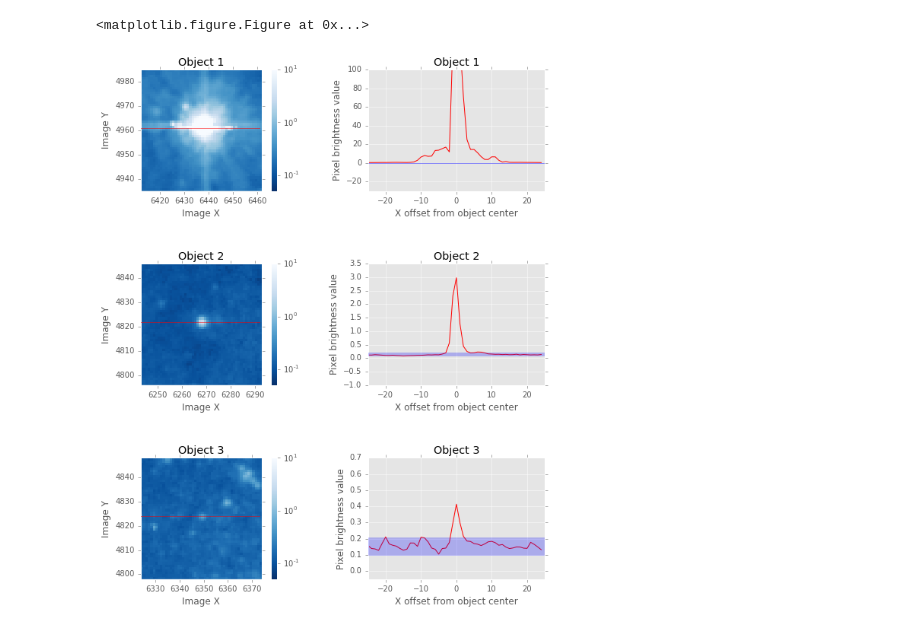
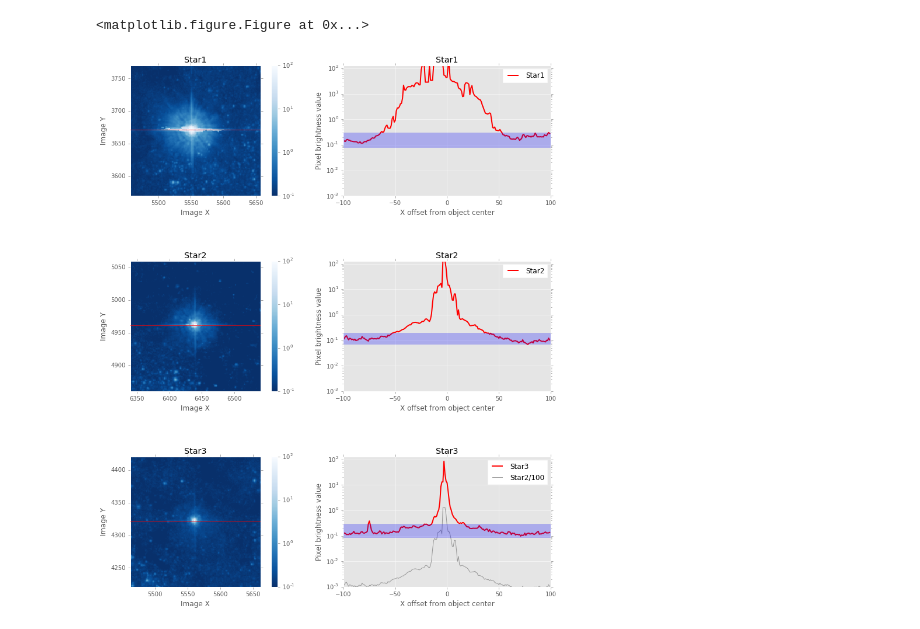
Before and after one commit to willclarkson/dearbornHLAscratch, a Jupyter notebook: notebooks/stampsPSF_2016-07-07.ipynb, the cells around one changed output. Saved outputs shown, nothing was run; the diff lists cells and outputs as text; code cells hidden in the pictures.

Commit message:
Updated for three stars, nicer figures

```diff
--- a/notebooks/stampsPSF_2016-07-07.ipynb
+++ b/notebooks/stampsPSF_2016-07-07.ipynb
@@ -23,7 +23,7 @@ plt.style.use('ggplot')
 # %%
 %matplotlib inline
 # %%
-rcParams['figure.figsize'] = (10, 12)
+rcParams['figure.figsize'] = (14, 16)
 # %% [markdown]
 ### Some control variables ###
 # %%
@@ -35,7 +35,7 @@ txtDir = os.getcwd()
 imgFil = 'hlsp_heritage_hst_acs-wfc_m51_f435w_v1_drz_drz.fits'
 # %%
 # textfile with star coords. Comment "#" -- just x, y entries
-txtFil = 'stars.txt'
+txtFil = 'stars2.txt'
 # %% [markdown]
 # Load and examine image, stars #
 # %%
@@ -61,11 +61,13 @@ print tStars
 ### A little info for the plots ###
 # %%
 # Some options
-stampSz = [50,50]
-constYrange = False
+stampSz = [250,250]
+stampSz = [200, 200]
+constYrange = True
 bigBright = False
 readVertical = True
-showTemplate = False # looks nice but doesn't show what you want it to show!
+showTemplate = True # looks nice but doesn't show what you want it to show!
+showPath = True
 # %%
 fig = plt.figure(1, figsize=(13,5))
 # %% [output]
@@ -80,7 +82,7 @@ cNoise = 'b'
 
 # give some space between the plots
 if readVertical:
-    plt.subplots_adjust(hspace=0.6, wspace=0.4)
+    plt.subplots_adjust(hspace=0.5, wspace=0.20)
 else:
     plt.subplots_adjust(hspace=0.4, wspace=0.5)
 
@@ -119,16 +121,17 @@ for iPatch in range(len(tStars)):
     extent=[iLo, iHi, jLo, jHi]
     plt.imshow(aImg[jLo:jHi, iLo:iHi], \
                norm=LogNorm(), \
-               interpolation='None', \
-              cmap=cmap, vmin=0.05, vmax=10., origin='lower', zorder=1, \
+               interpolation='nearest', \
+              cmap=cmap, vmin=1e-1, vmax=100., origin='lower', zorder=1, \
               extent=extent)
-    plt.plot(lCut, np.repeat(yc+1, np.size(lCut)), zorder=5 ,color=cLine, alpha=0.5)
+    if showPath:
+        plt.plot(lCut, np.repeat(yc+1, np.size(lCut)), zorder=5 ,color=cLine, alpha=0.75, lw=1)
     plt.xlim(iLo, iHi)
     plt.ylim(jLo, jHi)
     plt.xlabel('Image X')
     plt.ylabel('Image Y')
     plt.colorbar()
-    plt.title('Object %i' % (iPatch+1))
+    plt.title('Star%i' % (iPatch+1))
 
     # spatial cut. Some awkwardness in the way the horizontal axis is defined
     if readVertical:
@@ -139,43 +142,65 @@ for iPatch in range(len(tStars)):
     lww=1
     if showTemplate:
         lww=2
-    plt.plot(lCut-xc, vCut, color=cLine, lw=lww)
+    plt.plot(lCut-xc, vCut, color=cLine, lw=lww, label='Star%i' % (iPatch+1))
 
     xCurves.append(lCut-xc)
     yCurves.append(vCut)
 
     # some custom limits to make this stand out a little better
     yLos = [-30., -1.0, -0.05]
     yHis = [100., 3.5, 0.7]
 
     if constYrange:
-        yLos = np.repeat(0, 3)
-        yHis = np.repeat(1.0,3)
+        yLos = np.repeat(1e-3, 3)
+        yHis = np.repeat(130.,3)   # was 150
     plt.ylim(yLos[iPatch], yHis[iPatch])
     plt.xlim(iLo-xc, iHi-xc)
 
     if showTemplate:
-        if iPatch == 1:
-            plt.plot(xCurves[0], yCurves[0]*0.03 - 1., color='0.6')
+        #if iPatch == 1:
+            #plt.plot(xCurves[0], yCurves[0]*0.015 - 1., color='0.6')
 
         if iPatch == 2:
-            plt.plot(xCurves[0], yCurves[0]*0.0035 - 0.05, color='0.6')
+            fact = 100.
+            plt.plot(xCurves[1], yCurves[1] / fact, color='0.6', label='Star2/%i' % (fact))
+            #plt.annotate('Gray thin:', \
+            #             (0.02,0.17), xycoords='axes fraction', \
+            #             ha='left', va='bottom', color='0.6')
+            #plt.annotate('Star%i' % (fact), \
+            #             (0.02,0.11), xycoords='axes fraction', \
+            #            ha='left', va='bottom', color='0.6')
 
+
+    l = plt.legend()
+    #txt = l.get_texts()
+    #txt.set_color('0.6')
+    l.get_frame().set_facecolor('w')
 
 
     # filler for "noise" level
     alphaPoly = 0.25
+    noiseLo = [0.08, 0.07, 0.09]
+    noiseHi = [0.3, 0.2, 0.3]
+
     if iPatch < 1 and not constYrange:
         alphaPoly = 0.85
+
+    yLo = noiseLo[iPatch]
+    yHi = noiseHi[iPatch]
+
     xPoly = np.array([iLo, iHi, iHi, iLo, iLo])-xc
-    yPoly = np.array([0.1, 0.1, 0.21, 0.21, 0.1])
+    yPoly = np.array([yLo, yLo, yHi, yHi, yLo])
+
     plt.fill(xPoly, yPoly, zorder=10, alpha=alphaPoly, color=cNoise)
+
+    plt.gca().set_yscale('log')
 
     plt.xlabel('X offset from object center')
     plt.ylabel('Pixel brightness value')
-    plt.title('Object %i' % (iPatch+1))
+    plt.title('Star%i' % (iPatch+1))
 
 # save the figure to disk
 plt.savefig('TEST_stamps.png')
 # %% [output]
-[figure, old version]
+[figure, new version]
```
Also changed, not shown: parts of 1 cell of this notebook, 3 other files.
